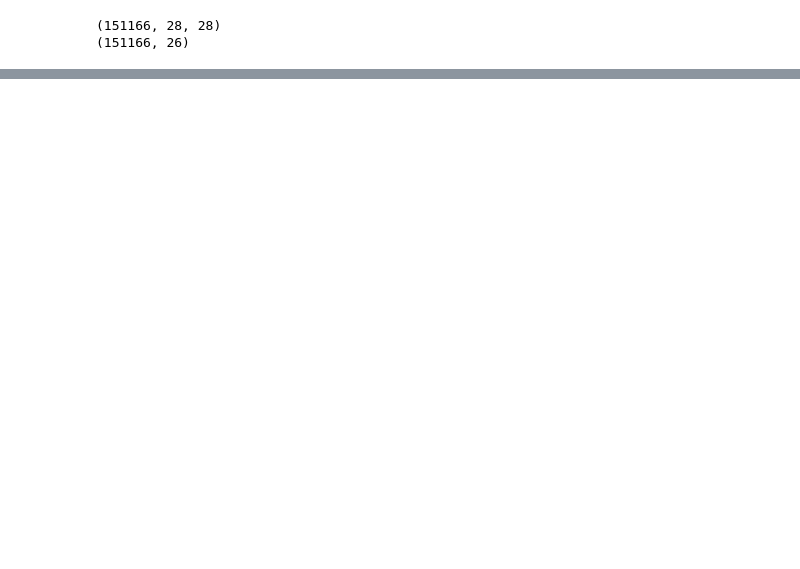
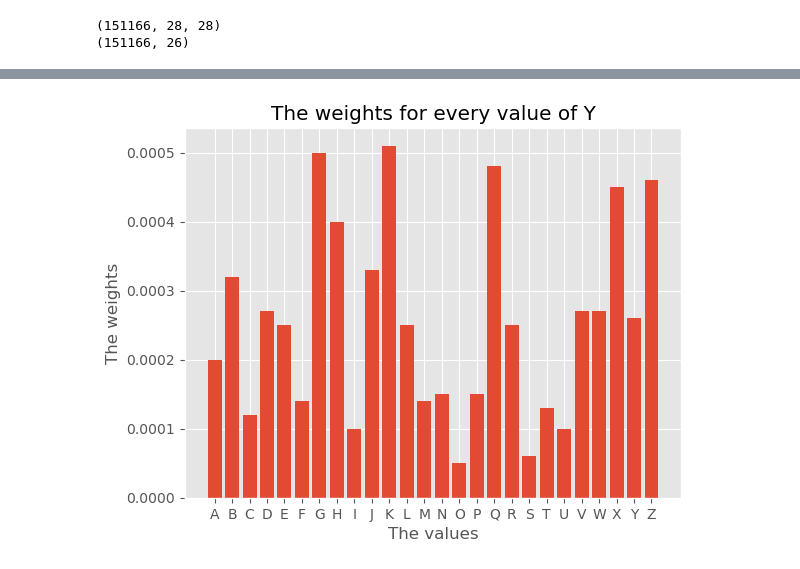
Before and after one commit to LepsyMikolaj3301/Solvro_rekr_2023_jesien, a Jupyter notebook: EDA/EDA.ipynb, the cells around one changed output, grey strips where cells are left out. Saved outputs shown, nothing was run; the diff lists cells and outputs as text; code cells hidden in the pictures; blank space fills up the shorter version.

```diff
--- a/EDA/EDA.ipynb
+++ b/EDA/EDA.ipynb
@@ -47,0 +72,63 @@ The dtype of the Answers: uint8
+# %%
+# I M P O R T A N T ! ! !
+# To tackle this problem, we can use a data sampler,
+# which, after calculating the weitghts, will apply it to a DataLoader
+# resulting in the better performance of our Model
+
+
+# helpful functions:
+# The code could be better, but when writing it, I was drunk and exhausted,
+# so it is quite a pile of dogshit lmao
+
+
+def one_hot_2_value(target_array):
+    """
+
+    this function translates the one-hot encoded targets into a numpy array of values of this target
+    we use the np.nonzero() method to extract the index with the "one" in it,
+    then we transpose it to fit the data
+
+    :param target_array: a numpy array of one-hot encoded values ( an array of 0's and a 1)
+    :type target_array: nd array
+    :return: target_array: a transposed numpy array of values
+    :rtype target_array: nd array
+    """
+    return np.transpose(np.nonzero(target_array)[1])
+
+
+def calculation_of_weights(label_array) -> list:
+
+    """
+
+    This function calculates the wights of the target numpy array ( used in training the model )
+
+    :param: label_array
+    :type: ndarray
+    :return: target_weights
+    :rtype: list
+    """
+    from collections import Counter
+
+    target_weights = []
+    # Counting how many targets appear in the target set
+    the_counter = Counter(one_hot_2_value(label_array))
+    for _, occurrence_count in sorted(the_counter.items()):
+        # when they are no values of an occurance, we should add a neutral weight to it
+        if occurrence_count < 0:
+            target_weights.append(0.5)
+        else:
+            # we calculate the weight as the inverse of its occurances
+            target_weights.append(round(1. / occurrence_count, 5))
+    return target_weights
+
+
+Y_train_weights = calculation_of_weights(Y_train)
+
+# Now lets visualize THE WEIGHTS
+plt.bar(chr_of_Y_train, Y_train_weights)
+plt.title("The weights for every value of Y")
+plt.xlabel("The values")
+plt.ylabel("The weights")
+plt.show()
+# %% [output]
+[figure, added]
```
Also changed, not shown: parts of 7 cells of this notebook.
